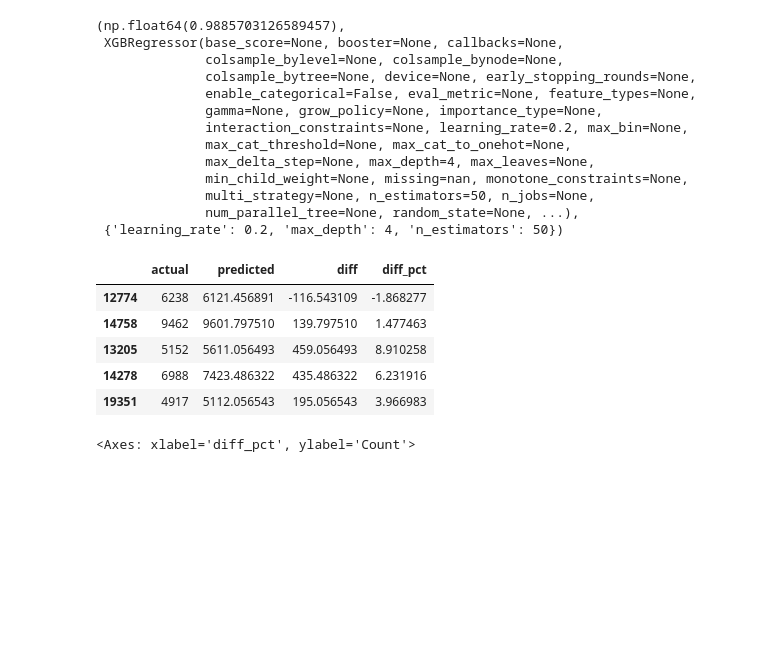
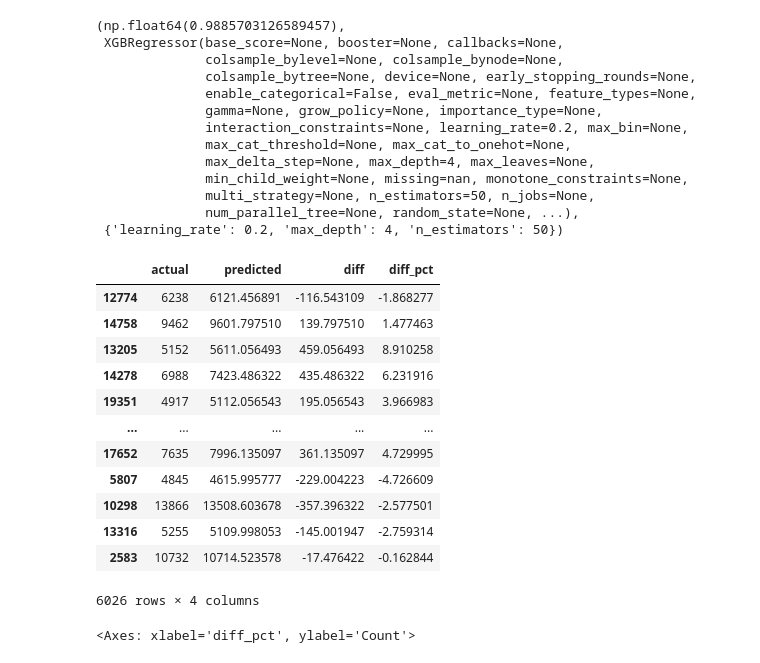
Before and after one commit to DishenMakwana/ml-premium-plan-prediction, a Jupyter notebook: ml_premium_prediction/premiun_pred_young_with_gr.ipynb, the cells around one changed output. Cells and saved outputs as stored; diff of their text form; code cells hidden in the pictures; blank space fills up the shorter version.

```diff
--- a/ml_premium_prediction/premiun_pred_young_with_gr.ipynb
+++ b/ml_premium_prediction/premiun_pred_young_with_gr.ipynb
@@ -684,24 +707,31 @@ best_model = model_lr
 # %%
 y_pred = best_model.predict(X_test)
 
 residuals = y_pred - y_test
 residuals_pct = residuals*100 / y_test
 
 result_df = pd.DataFrame({
     'actual': y_test,
     'predicted': y_pred,
     'diff': residuals,
     'diff_pct': residuals_pct
 })
 
-result_df.head()
+result_df
 # %% [output]
 |  | actual | predicted | diff | diff_pct |
 | 12774 | 6238 | 6121.456891 | -116.543109 | -1.868277 |
 | 14758 | 9462 | 9601.797510 | 139.797510 | 1.477463 |
 | 13205 | 5152 | 5611.056493 | 459.056493 | 8.910258 |
 | 14278 | 6988 | 7423.486322 | 435.486322 | 6.231916 |
 | 19351 | 4917 | 5112.056543 | 195.056543 | 3.966983 |
+| ... | ... | ... | ... | ... |
+| 17652 | 7635 | 7996.135097 | 361.135097 | 4.729995 |
+| 5807 | 4845 | 4615.995777 | -229.004223 | -4.726609 |
+| 10298 | 13866 | 13508.603678 | -357.396322 | -2.577501 |
+| 13316 | 5255 | 5109.998053 | -145.001947 | -2.759314 |
+| 2583 | 10732 | 10714.523578 | -17.476422 | -0.162844 |
+6026 rows × 4 columns
 # %%
 sns.histplot(result_df['diff_pct'], kde=True)
 # %% [output]
```
Also changed, not shown: parts of 3 cells of this notebook, 11 other files.
